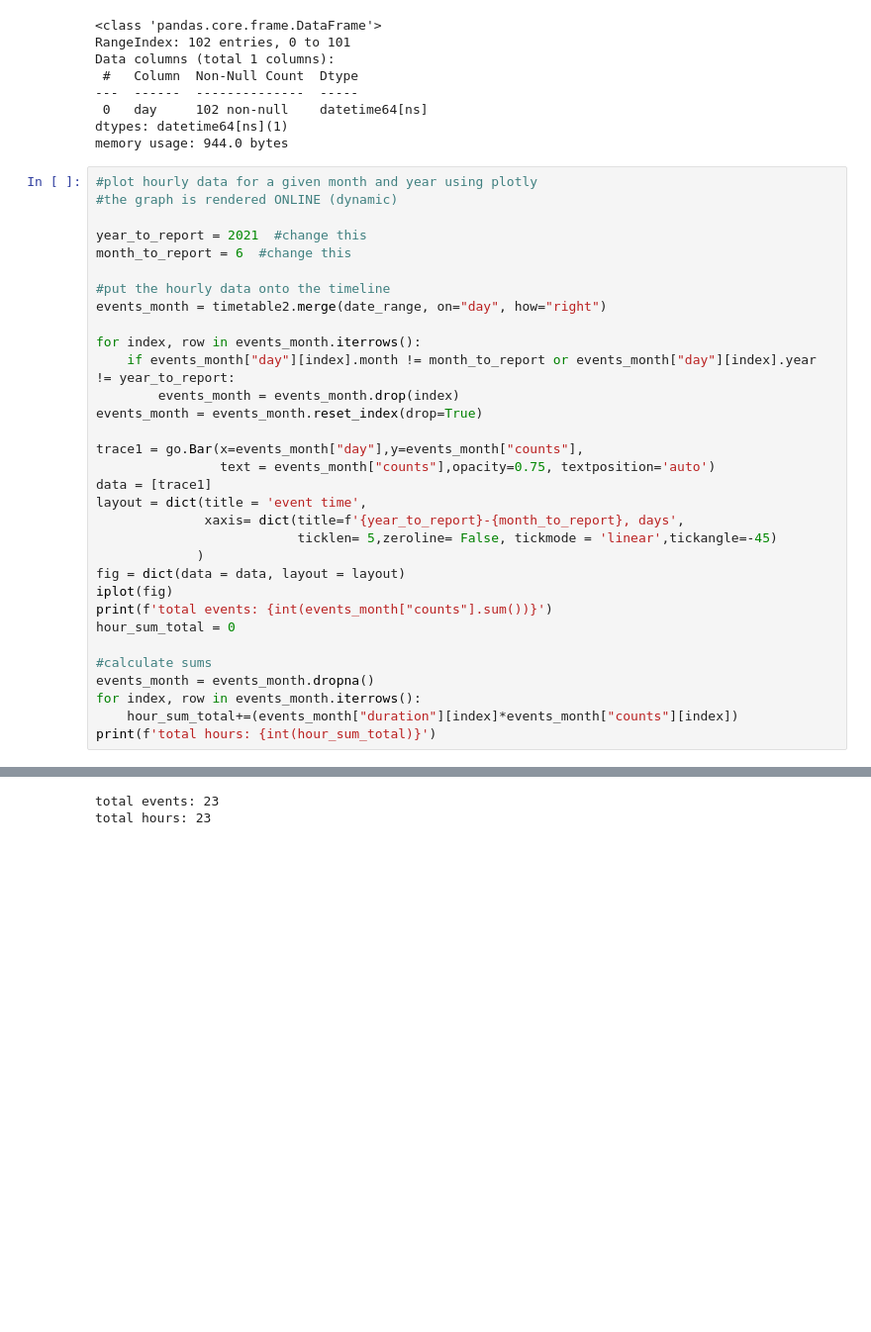
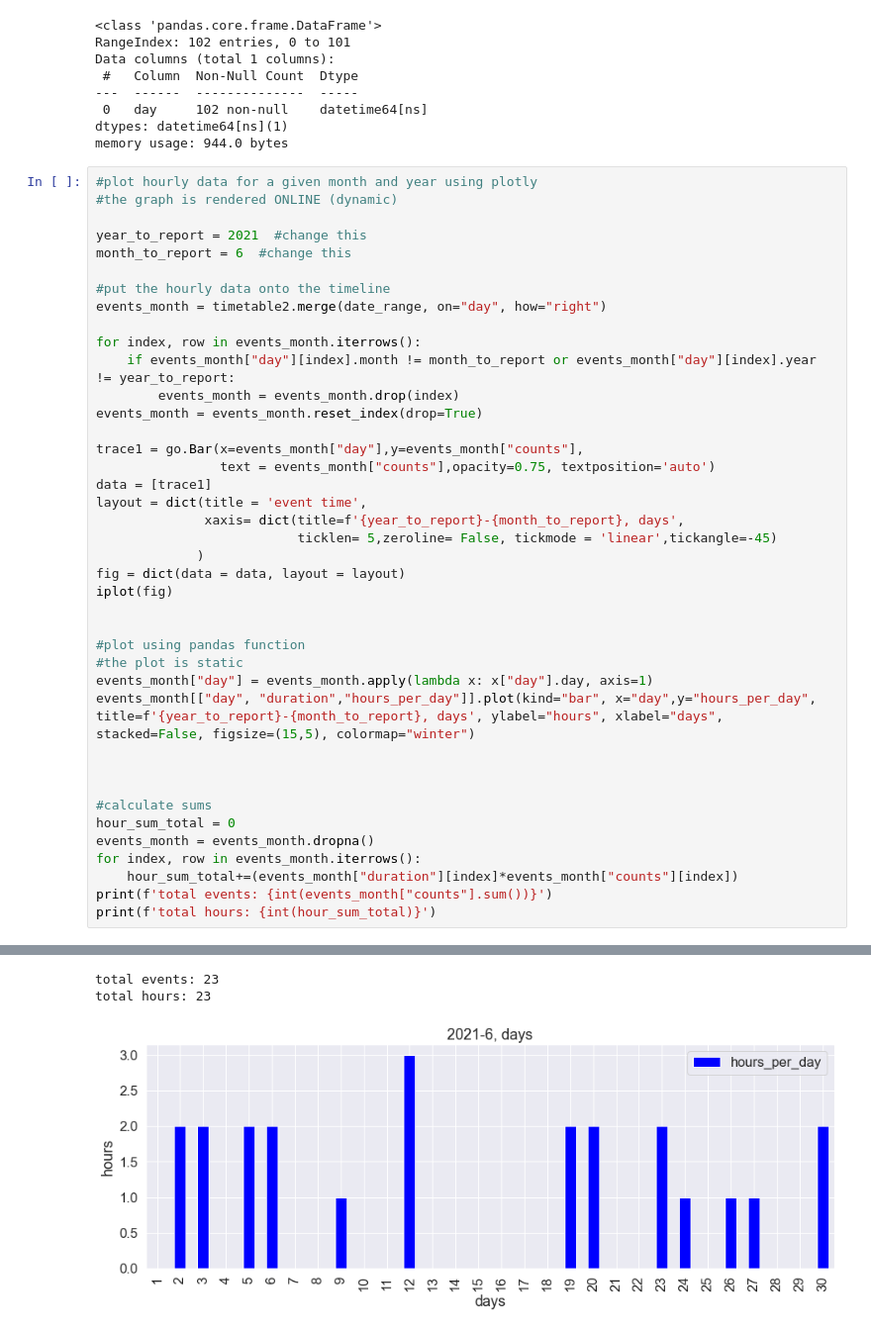
Before and after one commit to placebeyondtheclouds/google_calendar_event_time, a Jupyter notebook: google_cal_event.ipynb, the cells around one changed output, grey strips where cells are left out. Shown at 99% size. Drawn from its saved outputs; the diff is of its cells as text; blank space fills up the shorter version.

```diff
--- a/google_cal_event.ipynb
+++ b/google_cal_event.ipynb
@@ -187,32 +187,41 @@ memory usage: 944.0 bytes
 year_to_report = 2021  #change this
 month_to_report = 6  #change this
 
 #put the hourly data onto the timeline
 events_month = timetable2.merge(date_range, on="day", how="right")
 
 for index, row in events_month.iterrows():
     if events_month["day"][index].month != month_to_report or events_month["day"][index].year != year_to_report:
         events_month = events_month.drop(index)
 events_month = events_month.reset_index(drop=True)
 
 trace1 = go.Bar(x=events_month["day"],y=events_month["counts"],
                 text = events_month["counts"],opacity=0.75, textposition='auto')
 data = [trace1]
 layout = dict(title = 'event time',
               xaxis= dict(title=f'{year_to_report}-{month_to_report}, days',
                           ticklen= 5,zeroline= False, tickmode = 'linear',tickangle=-45)
              )
 fig = dict(data = data, layout = layout)
 iplot(fig)
-print(f'total events: {int(events_month["counts"].sum())}')
-hour_sum_total = 0
+
+
+#plot using pandas function
+#the plot is static
+events_month["day"] = events_month.apply(lambda x: x["day"].day, axis=1)
+events_month[["day", "duration","hours_per_day"]].plot(kind="bar", x="day",y="hours_per_day", title=f'{year_to_report}-{month_to_report}, days', ylabel="hours", xlabel="days", stacked=False, figsize=(15,5), colormap="winter")
+
+
 
 #calculate sums
+hour_sum_total = 0
 events_month = events_month.dropna()
 for index, row in events_month.iterrows():
     hour_sum_total+=(events_month["duration"][index]*events_month["counts"][index])
+print(f'total events: {int(events_month["counts"].sum())}')
 print(f'total hours: {int(hour_sum_total)}')
 # %% [output]
 [interactive output not drawn]
 total events: 23
 total hours: 23
+[figure, added]
```
Also changed, not shown: parts of 10 cells of this notebook.
